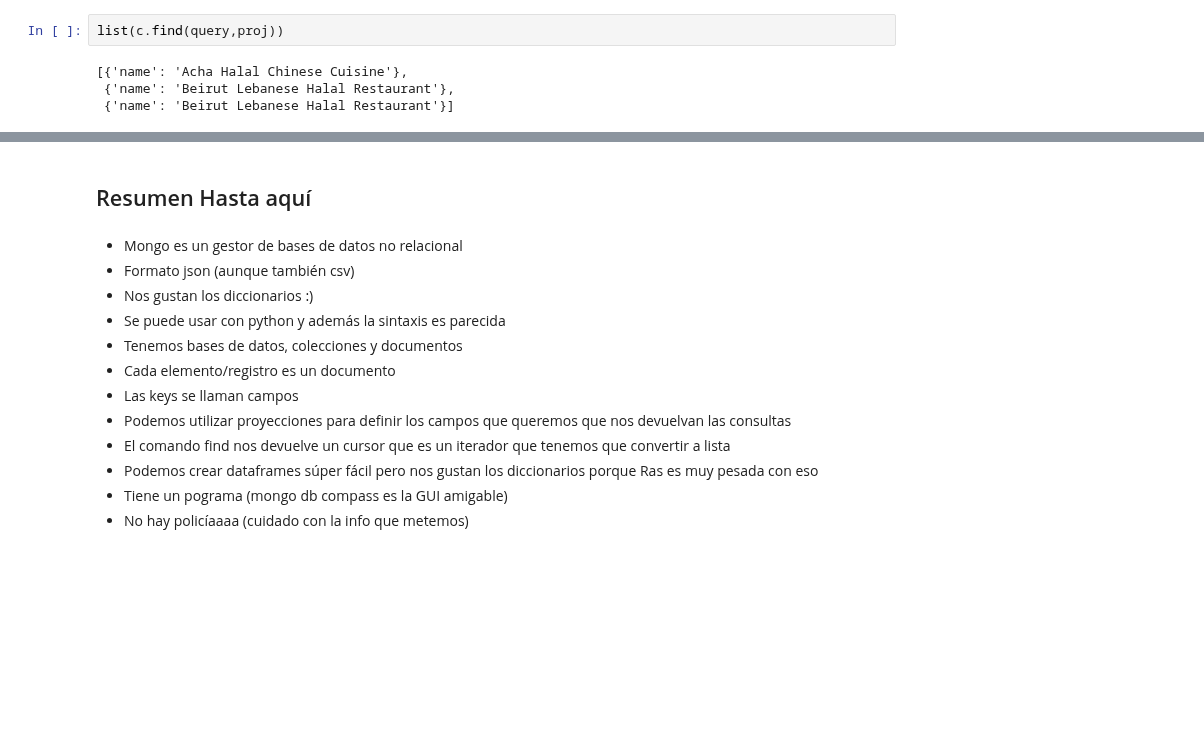
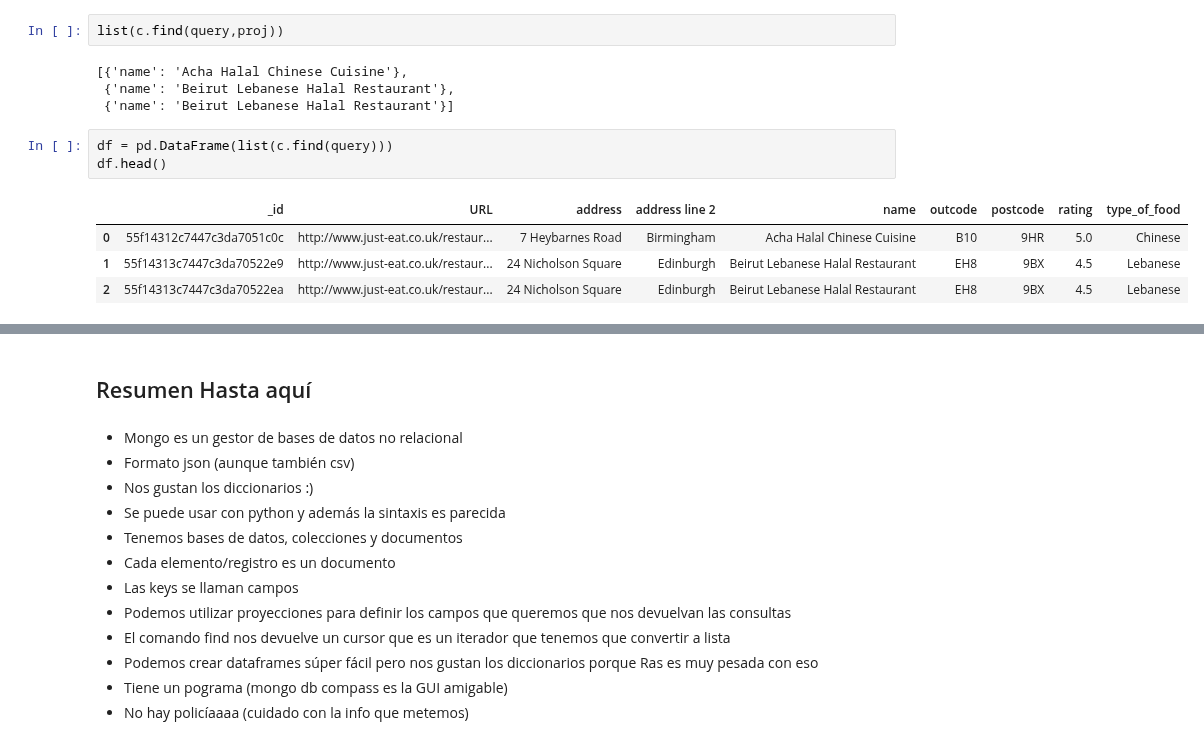
Before and after one commit to Ironhack-Data-Madrid-Febrero-2021/Classroom-Materials, a Jupyter notebook: module-2/13-MongoDB.ipynb, the cells around one changed output, grey strips where cells are left out. Drawn from its saved outputs; the diff is of its cells as text; blank space fills up the shorter version.

```diff
--- a/module-2/13-MongoDB.ipynb
+++ b/module-2/13-MongoDB.ipynb
@@ -458,3 +454,11 @@ list(c.find(query,proj))
 [{'name': 'Acha Halal Chinese Cuisine'},
  {'name': 'Beirut Lebanese Halal Restaurant'},
  {'name': 'Beirut Lebanese Halal Restaurant'}]
+# %%
+df = pd.DataFrame(list(c.find(query)))
+df.head()
+# %% [output]
+|  | _id | URL | address | address line 2 | name | outcode | postcode | rating | type_of_food |
+| 0 | 55f14312c7447c3da7051c0c | http://www.just-eat.co.uk/restaur... | 7 Heybarnes Road | Birmingham | Acha Halal Chinese Cuisine | B10 | 9HR | 5.0 | Chinese |
+| 1 | 55f14313c7447c3da70522e9 | http://www.just-eat.co.uk/restaur... | 24 Nicholson Square | Edinburgh | Beirut Lebanese Halal Restaurant | EH8 | 9BX | 4.5 | Lebanese |
+| 2 | 55f14313c7447c3da70522ea | http://www.just-eat.co.uk/restaur... | 24 Nicholson Square | Edinburgh | Beirut Lebanese Halal Restaurant | EH8 | 9BX | 4.5 | Lebanese |
```
Also changed, not shown: parts of 43 cells of this notebook.
